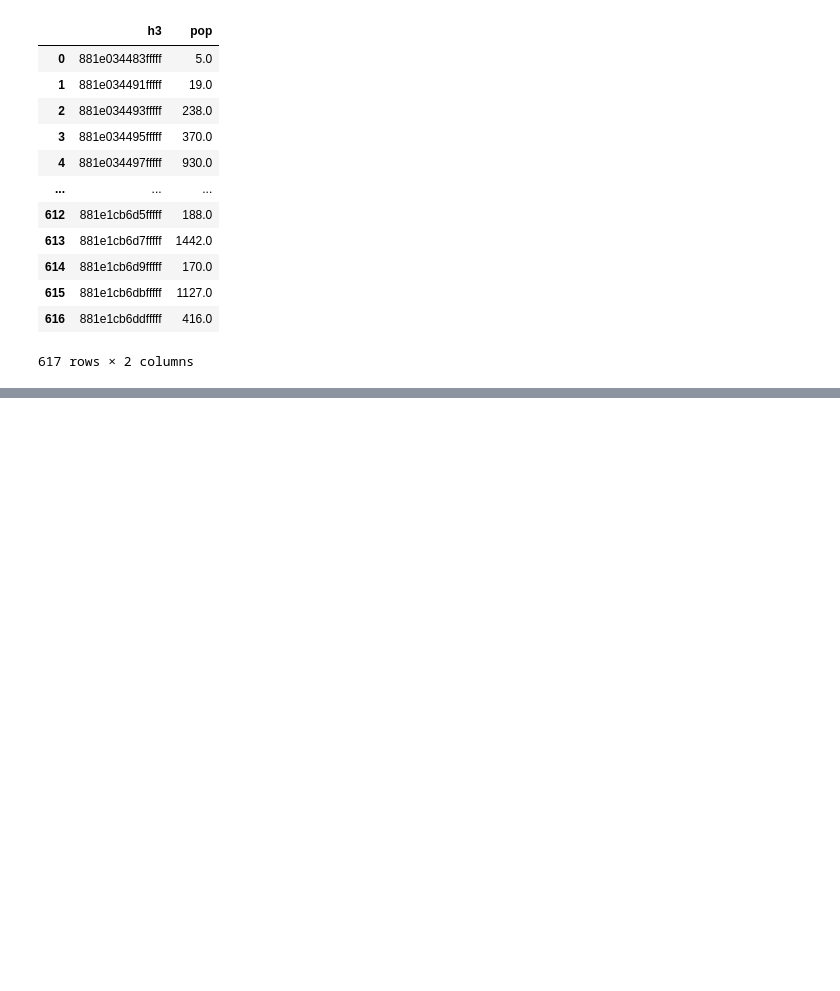
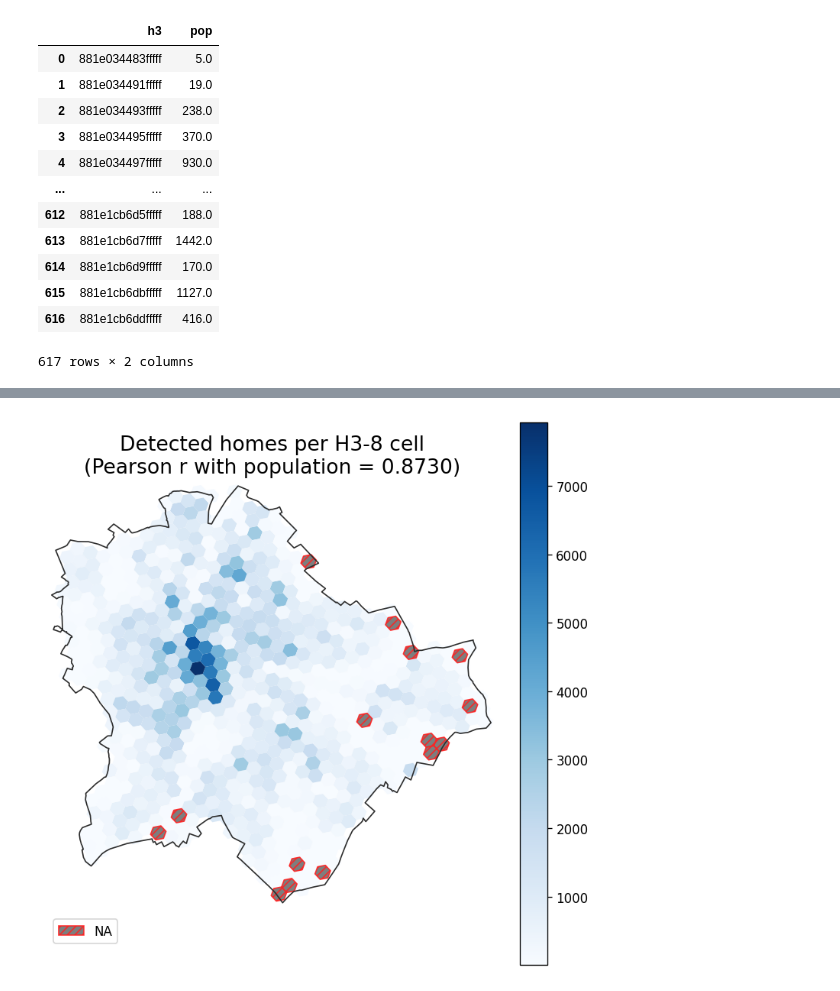
Before and after one commit to ANETILab/wp7_data_processing, a Jupyter notebook: src/06_analyze_home_and_work_locations.ipynb, the cells around one changed output, grey strips where cells are left out. Cells and saved outputs as stored; diff of their text form; code cells hidden in the pictures; blank space fills up the shorter version.

```diff
--- a/src/06_analyze_home_and_work_locations.ipynb
+++ b/src/06_analyze_home_and_work_locations.ipynb
@@ -102,0 +150,38 @@ for i in plotting_config["formats"]:
+# %%
+bp = gpd.read_file("../data/osm/budapest/boundary.geojson")
+# %%
+na_dict = dict(facecolor="#7e7e7e", edgecolor="#ff2222e7", hatch="////")
+na_patch = Patch(**na_dict)
+
+fig, ax = plt.subplots(layout="constrained", figsize=(6, 6), dpi=120)
+
+ax.set_title(
+    f"Detected homes per H3-8 cell\n(Pearson r with population = {corr_log:.4f})",
+    fontsize=16,
+)
+# fig.suptitle(f"H3 level {RES} | Pearson: {corr:0.04f}")
+h3_homes.merge(
+    census[["h3_id", "pop"]].rename({"h3_id": "h3"}).to_pandas(), on="h3", how="left"
+).to_crs(23700).plot(
+    ax=ax,
+    column="count",
+    cmap="Blues",
+    missing_kwds=na_dict,
+    legend=True,
+)
+bp.to_crs(23700).plot(ax=ax, ec="#2d2d2d", fc="none")
+
+ax.margins(0.01)
+ax.legend(handles=[na_patch], labels=["NA"], loc="lower left", bbox_to_anchor=(0, -0.1))
+_ = ax.axis("off")
+for i in plotting_config["formats"]:
+    suffix = ""
+    if VARIANT != "":
+        suffix = f"_{VARIANT}"
+    fig.savefig(
+        f"../output/budapest/figures/fig_homes_h3_map_{RES}{suffix}.{i}",
+        pad_inches=0,
+        metadata=plotting_config["metadata"][i],
+    )
+# %% [output]
+[figure, added]
```
Also changed, not shown: parts of 12 cells of this notebook.
